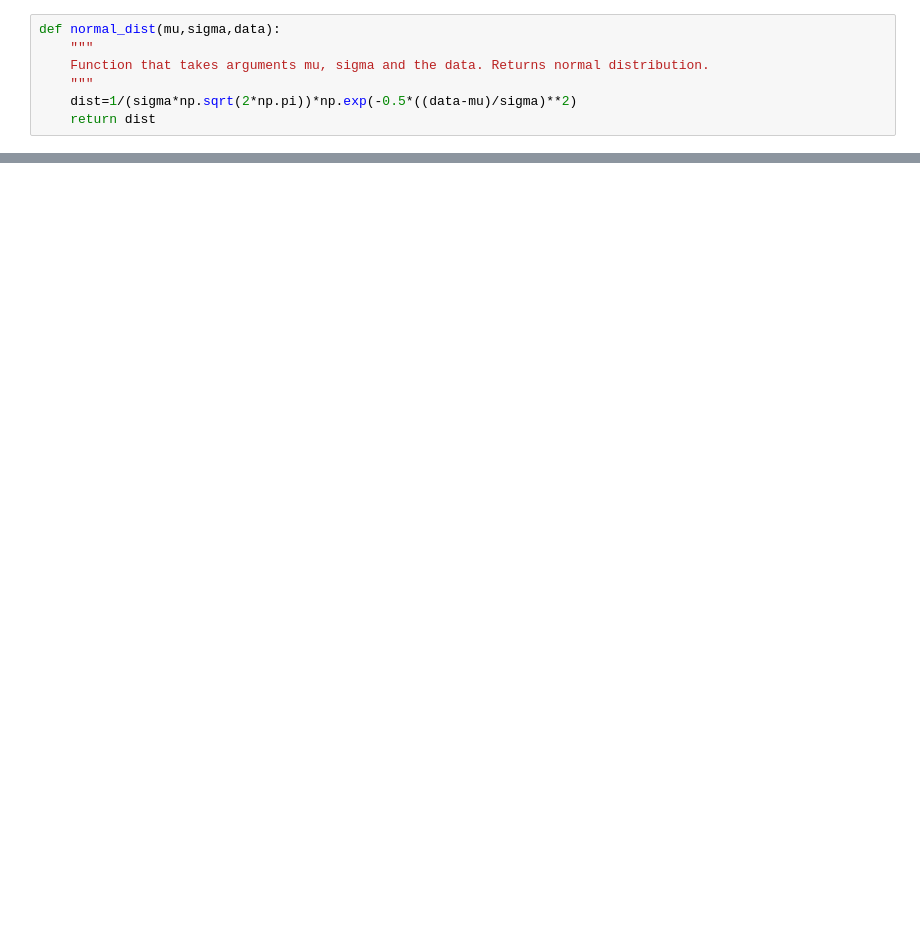
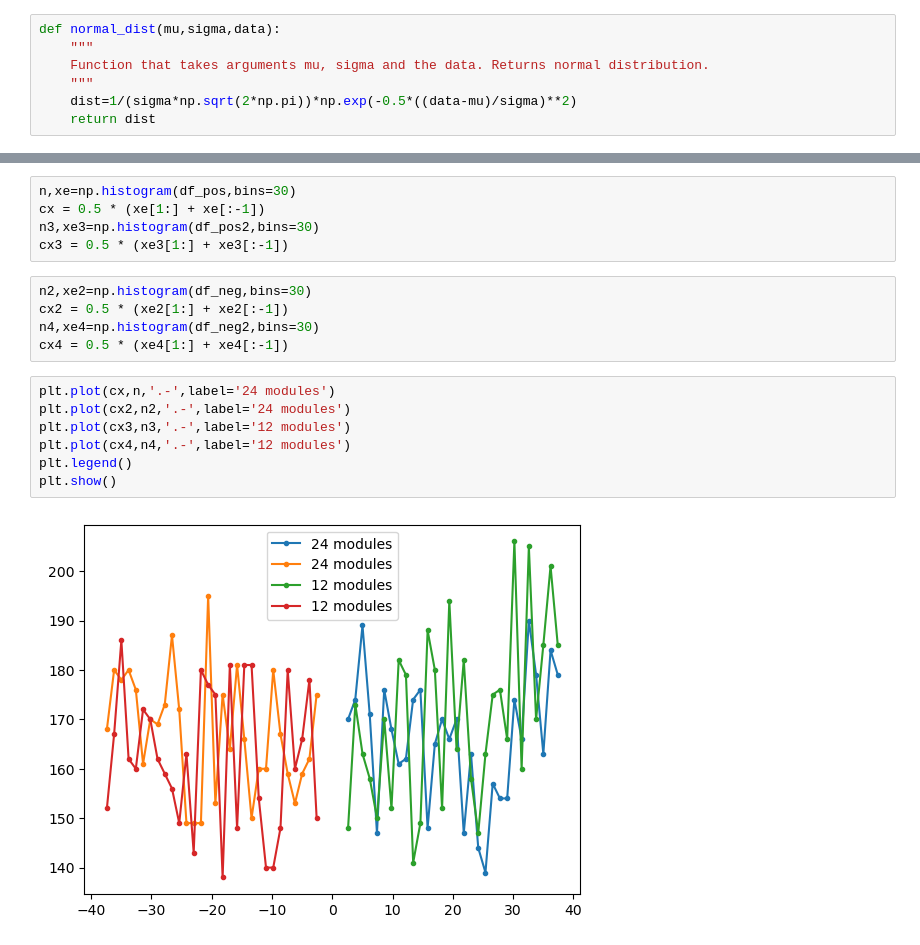
Before and after one commit to karakoulaki/MResProject, a Jupyter notebook: SignPattern.ipynb, the cells around one changed output, grey strips where cells are left out. Cells and saved outputs as stored; diff of their text form; blank space fills up the shorter version.

```diff
--- a/SignPattern.ipynb
+++ b/SignPattern.ipynb
@@ -38,0 +40,19 @@ plt.show()
+# %%
+n,xe=np.histogram(df_pos,bins=30)
+cx = 0.5 * (xe[1:] + xe[:-1])
+n3,xe3=np.histogram(df_pos2,bins=30)
+cx3 = 0.5 * (xe3[1:] + xe3[:-1])
+# %%
+n2,xe2=np.histogram(df_neg,bins=30)
+cx2 = 0.5 * (xe2[1:] + xe2[:-1])
+n4,xe4=np.histogram(df_neg2,bins=30)
+cx4 = 0.5 * (xe4[1:] + xe4[:-1])
+# %%
+plt.plot(cx,n,'.-',label='24 modules')
+plt.plot(cx2,n2,'.-',label='24 modules')
+plt.plot(cx3,n3,'.-',label='12 modules')
+plt.plot(cx4,n4,'.-',label='12 modules')
+plt.legend()
+plt.show()
+# %% [output]
+[figure, added]
```
Also changed, not shown: parts of 5 cells of this notebook.
